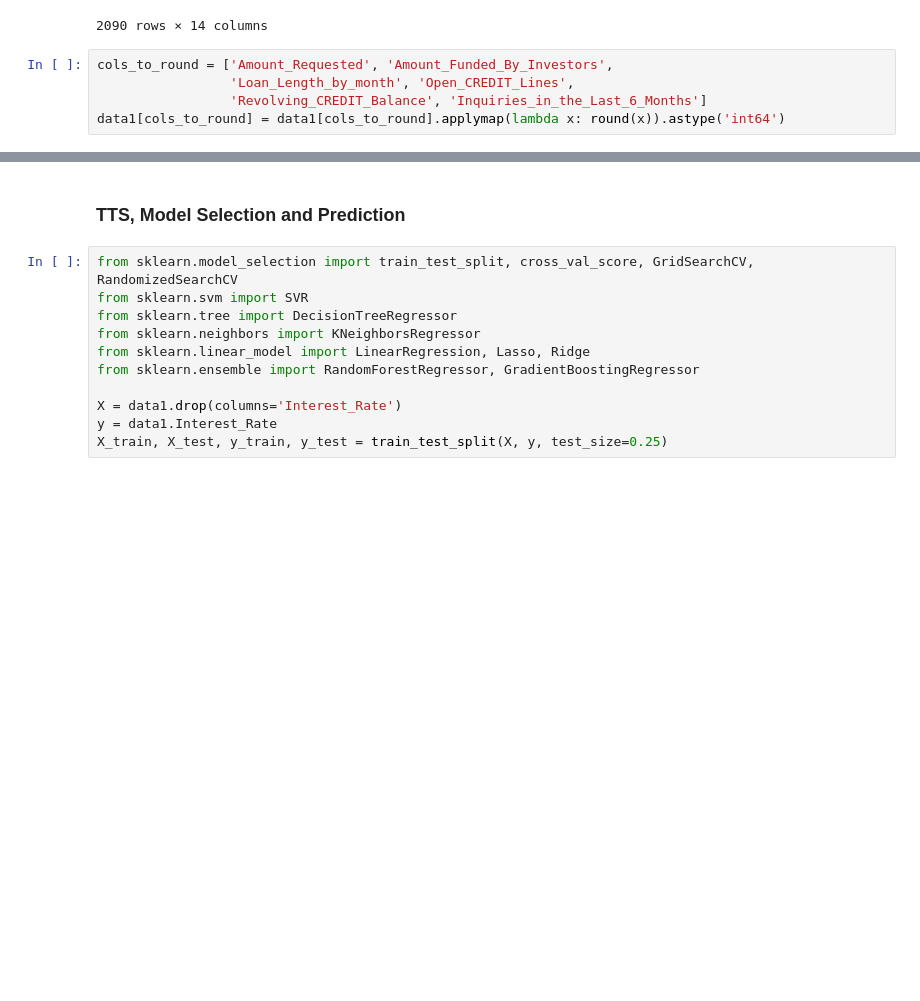
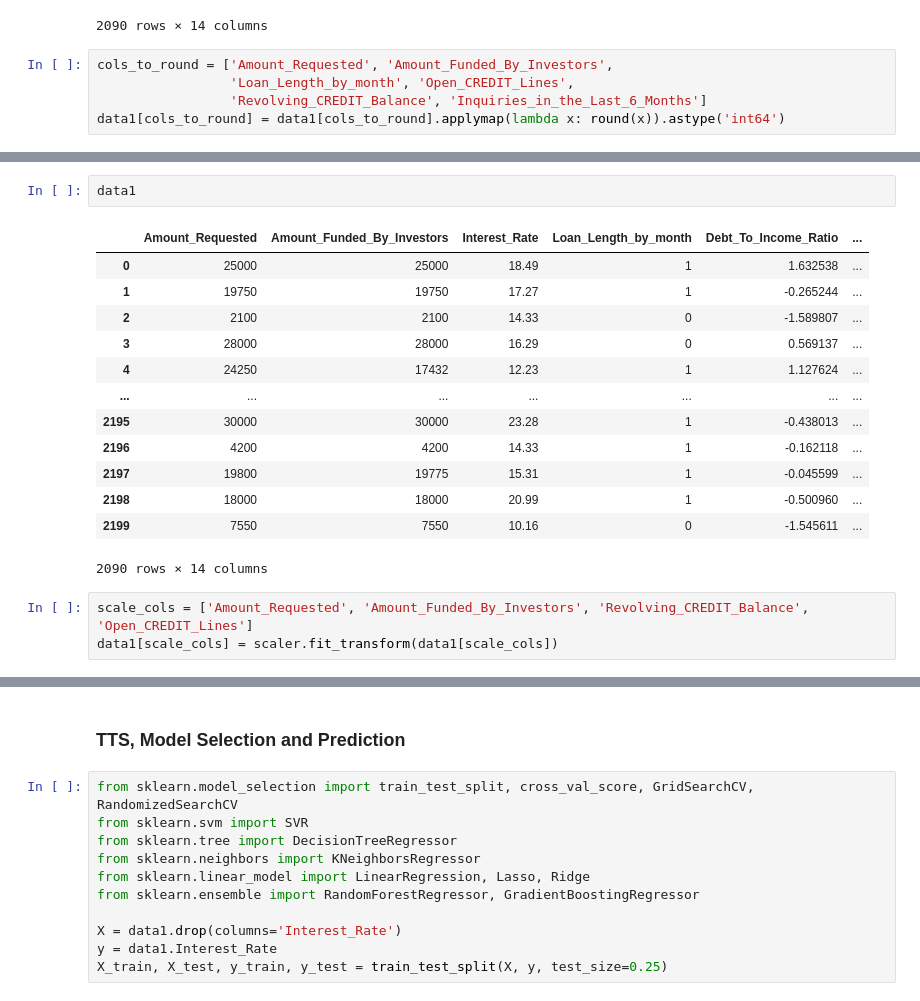
Before and after one commit to fudge-fantastic/Machine-Learning, a Jupyter notebook: Loan_Interest_Prediction/Loan_Interest_Prediction.ipynb, the cells around one changed output, grey strips where cells are left out. Saved outputs shown, nothing was run; the diff lists cells and outputs as text; blank space fills up the shorter version.

```diff
--- a/Loan_Interest_Prediction/Loan_Interest_Prediction.ipynb
+++ b/Loan_Interest_Prediction/Loan_Interest_Prediction.ipynb
@@ -756,0 +805,19 @@ data1
+# %%
+data1
+# %% [output]
+|  | Amount_Requested | Amount_Funded_By_Investors | Interest_Rate | Loan_Length_by_month | Debt_To_Income_Ratio | ... |
+| 0 | 25000 | 25000 | 18.49 | 1 | 1.632538 | ... |
+| 1 | 19750 | 19750 | 17.27 | 1 | -0.265244 | ... |
+| 2 | 2100 | 2100 | 14.33 | 0 | -1.589807 | ... |
+| 3 | 28000 | 28000 | 16.29 | 0 | 0.569137 | ... |
+| 4 | 24250 | 17432 | 12.23 | 1 | 1.127624 | ... |
+| ... | ... | ... | ... | ... | ... | ... |
+| 2195 | 30000 | 30000 | 23.28 | 1 | -0.438013 | ... |
+| 2196 | 4200 | 4200 | 14.33 | 1 | -0.162118 | ... |
+| 2197 | 19800 | 19775 | 15.31 | 1 | -0.045599 | ... |
+| 2198 | 18000 | 18000 | 20.99 | 1 | -0.500960 | ... |
+| 2199 | 7550 | 7550 | 10.16 | 0 | -1.545611 | ... |
+2090 rows × 14 columns
+# %%
+scale_cols = ['Amount_Requested', 'Amount_Funded_By_Investors', 'Revolving_CREDIT_Balance', 'Open_CREDIT_Lines']
+data1[scale_cols] = scaler.fit_transform(data1[scale_cols])
```
Also changed, not shown: parts of 16 cells of this notebook, 1 other file.
